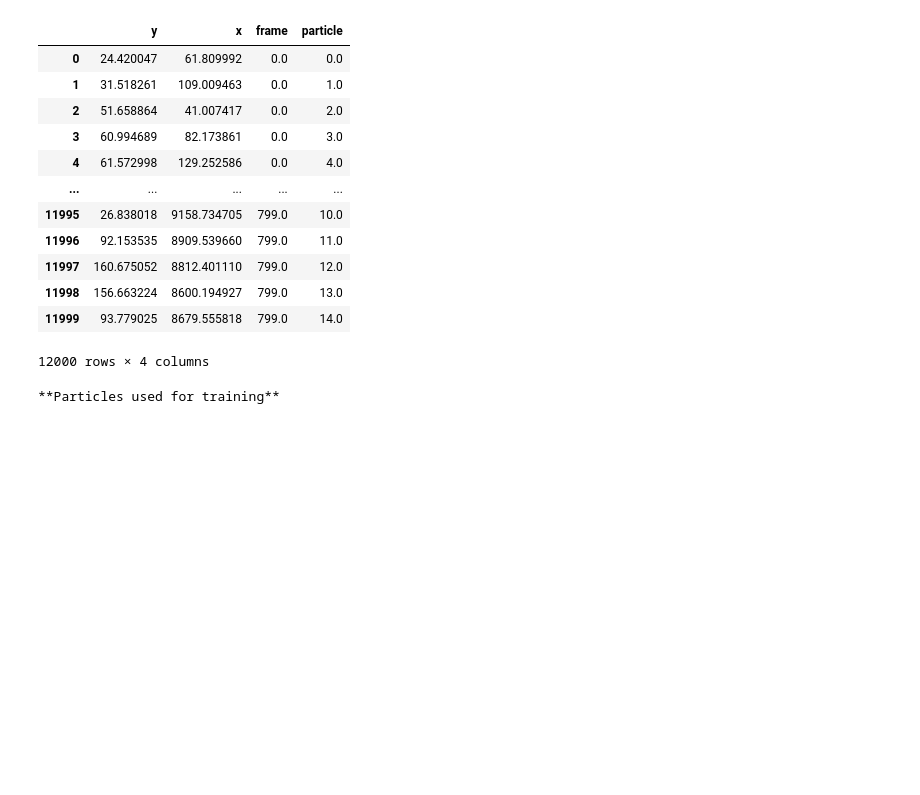
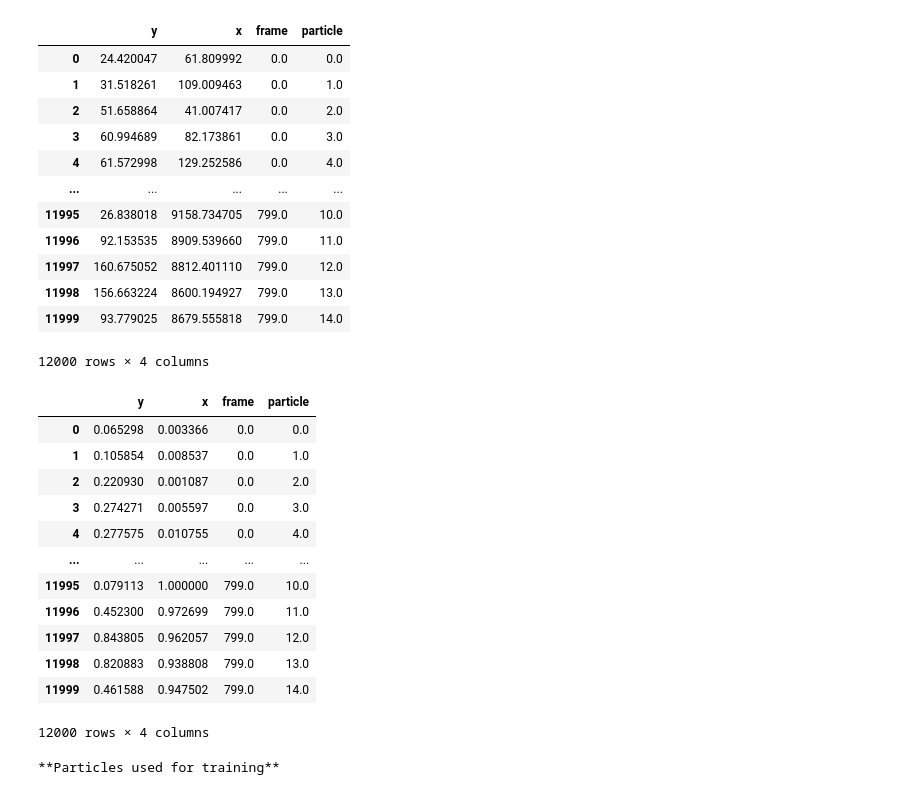
Before and after one commit to calvincbzhang/skyrmions-trajectory-prediction, a Jupyter notebook: rnn.ipynb, the cells around one changed output. Cells and saved outputs as stored; diff of their text form; code cells hidden in the pictures; blank space fills up the shorter version.

```diff
--- a/rnn.ipynb
+++ b/rnn.ipynb
@@ -40,6 +41,30 @@ data
 | 11998 | 156.663224 | 8600.194927 | 799.0 | 13.0 |
 | 11999 | 93.779025 | 8679.555818 | 799.0 | 14.0 |
 12000 rows × 4 columns
+# %%
+min_max_scaler_x = preprocessing.MinMaxScaler()
+min_max_scaler_y = preprocessing.MinMaxScaler()
+
+data_scaled = data.copy()
+
+data_scaled['x'] = min_max_scaler_x.fit_transform(np.reshape(data['x'].values.astype(float), (-1, 1)))
+data_scaled['y'] = min_max_scaler_y.fit_transform(np.reshape(data['y'].values.astype(float), (-1, 1)))
+
+data_scaled
+# %% [output]
+|  | y | x | frame | particle |
+| 0 | 0.065298 | 0.003366 | 0.0 | 0.0 |
+| 1 | 0.105854 | 0.008537 | 0.0 | 1.0 |
+| 2 | 0.220930 | 0.001087 | 0.0 | 2.0 |
+| 3 | 0.274271 | 0.005597 | 0.0 | 3.0 |
+| 4 | 0.277575 | 0.010755 | 0.0 | 4.0 |
+| ... | ... | ... | ... | ... |
+| 11995 | 0.079113 | 1.000000 | 799.0 | 10.0 |
+| 11996 | 0.452300 | 0.972699 | 799.0 | 11.0 |
+| 11997 | 0.843805 | 0.962057 | 799.0 | 12.0 |
+| 11998 | 0.820883 | 0.938808 | 799.0 | 13.0 |
+| 11999 | 0.461588 | 0.947502 | 799.0 | 14.0 |
+12000 rows × 4 columns
 # %%
 # show which frames we will be working on
 print('**Particles used for training**')
```
Also changed, not shown: parts of 11 cells of this notebook.
